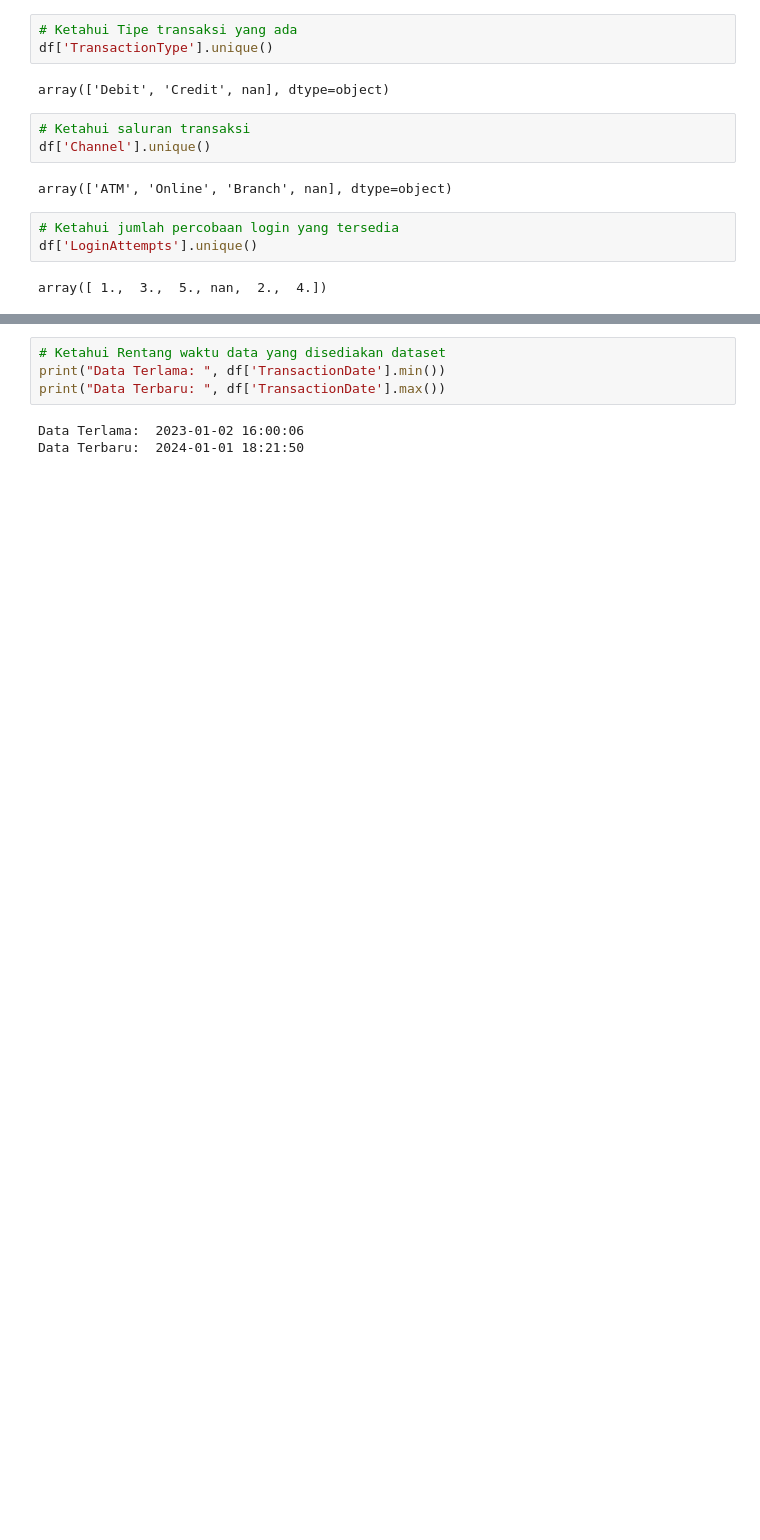
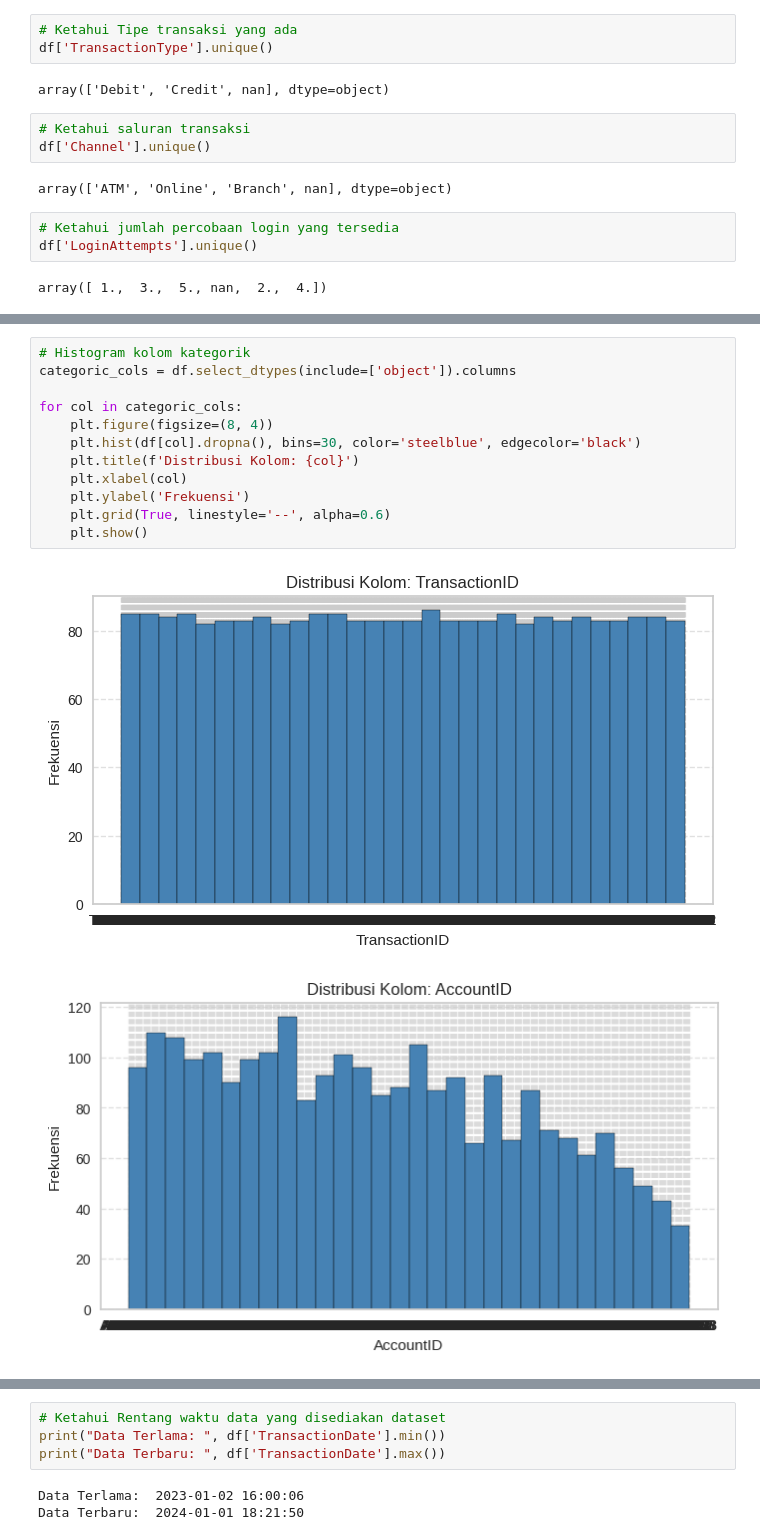
Before and after one commit to Bjirka13/Dicoding---AI-Engineer---Completion, a Jupyter notebook: AI Engineer/Notebook/Clustering_Dicoding.ipynb, the cells around one changed output, grey strips where cells are left out. Drawn from its saved outputs; the diff is of its cells as text; blank space fills up the shorter version.

```diff
--- a/AI Engineer/Notebook/Clustering_Dicoding.ipynb
+++ b/AI Engineer/Notebook/Clustering_Dicoding.ipynb
@@ -105,0 +106,15 @@ array([ 1.,  3.,  5., nan,  2.,  4.])
+# %%
+# Histogram kolom kategorik
+categoric_cols = df.select_dtypes(include=['object']).columns
+
+for col in categoric_cols:
+    plt.figure(figsize=(8, 4))
+    plt.hist(df[col].dropna(), bins=30, color='steelblue', edgecolor='black')
+    plt.title(f'Distribusi Kolom: {col}')
+    plt.xlabel(col)
+    plt.ylabel('Frekuensi')
+    plt.grid(True, linestyle='--', alpha=0.6)
+    plt.show()
+# %% [output]
+[figure, added]
+[figure, added]
```
Also changed, not shown: parts of 24 cells of this notebook.
